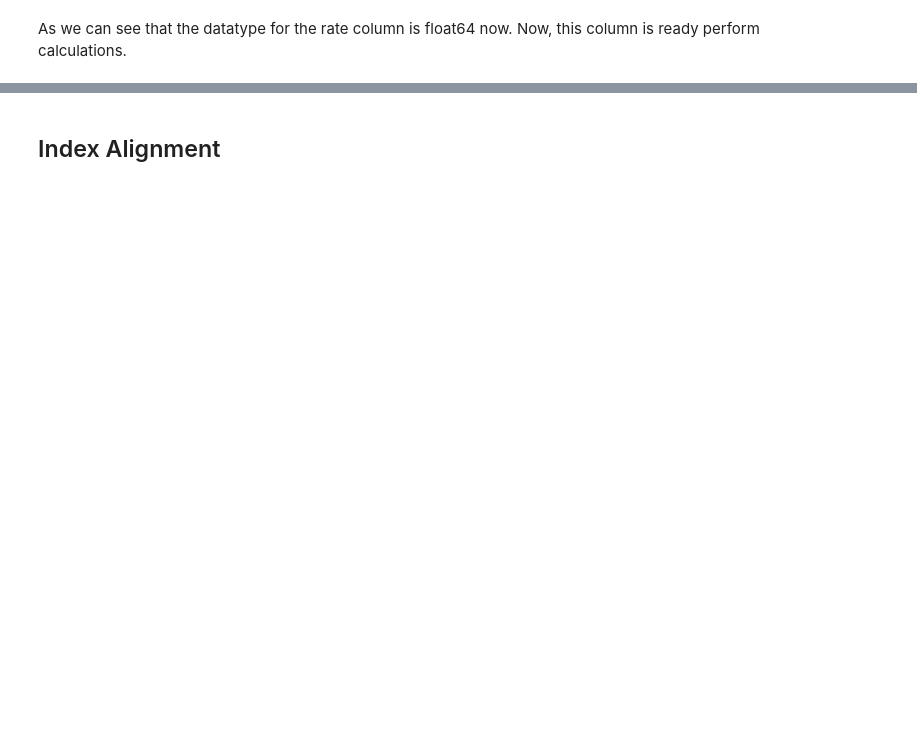
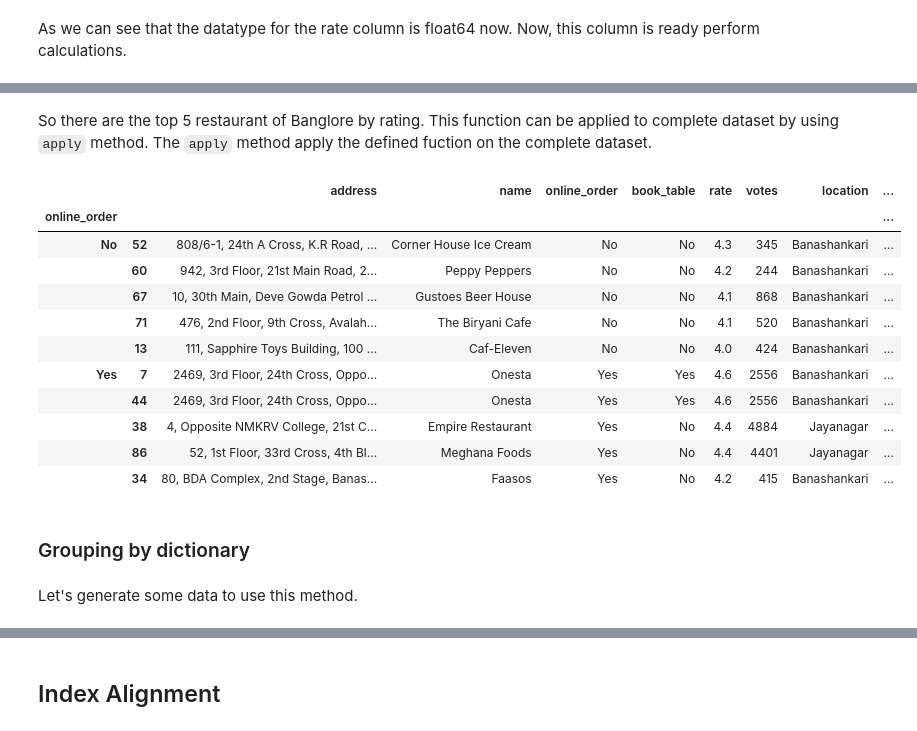
Before and after one commit to surjeet143/all_about_pandas, a Jupyter notebook: pandas_foundation/pandas_foundation_introduction.ipynb, the cells around one changed output, grey strips where cells are left out. Saved outputs shown, nothing was run; the diff lists cells and outputs as text; code cells hidden in the pictures; blank space fills up the shorter version.

Commit message:
data aggrigation

```diff
--- a/pandas_foundation/pandas_foundation_introduction.ipynb
+++ b/pandas_foundation/pandas_foundation_introduction.ipynb
@@ -845,5 +829,5 @@ list(data1.columns)
 # %% [markdown]
 Dropping few columns just for the educational purpose.
 # %%
-data1=data1[['address', "name","online_order","book_table","rate","votes","location",'approx_cost(for two people)', ]]
-data1.head()
+data2=data1[['address', "name","online_order","book_table","rate","votes","location",'approx_cost(for two people)']]
+#data3 = data1[["address","rest_type","dish_liked"]] # will use it later.
@@ -873,4 +859,4 @@ dtype: object
 # %% [markdown]
 By reading the values of the __rate__ column, I get the information that it has a general format as __4.5/5__. I don't need __/5__ so I need to slice it out. So here is one line code to perform this task.
 # %%
-data1["rate"]= data1["rate"].str.slice(0,-2,1)          # command to slice /5 from the rate column
+data2["rate"]= data2["rate"].str.slice(0,-2,1)          # command to slice /5 from the rate column
@@ -885,6 +886,6 @@ Name: rate, dtype: object
 # %% [markdown]
 __Wait!!!__ this column is not ready to perform any calculations yet. As you can see that the datatype is still __object.__ __Well!__,This is a simple task.
 # %%
-data1['rate'] = pd.to_numeric(data1['rate'], errors='coerce')   # changing string into float
-data1["rate"][:4]
+data2['rate'] = pd.to_numeric(data2['rate'], errors='coerce')   # changing string into float
+data2["rate"][:4]
 # %% [output]
@@ -897,0 +992,2 @@ As we can see that the datatype for the rate column is float64 now. Now, this co
+# %%
+def top_n(df, n=5, column='rate'):return df.sort_values(by=column, ascending = False)[:n] #return top 5 values of passed columns
@@ -897,0 +1004,21 @@ As we can see that the datatype for the rate column is float64 now. Now, this co
+# %% [markdown]
+So there are the top 5 restaurant of Banglore by rating. This function can be applied to complete dataset by using `apply` method. The `apply` method apply the defined fuction on the complete dataset.
+# %%
+data2.groupby(["online_order"]).apply(top_n)
+# %% [output]
+|  |  | address | name | online_order | book_table | rate | votes | location | ... |
+| online_order |  |  |  |  |  |  |  |  | ... |
+| No | 52 | 808/6-1, 24th A Cross, K.R Road, ... | Corner House Ice Cream | No | No | 4.3 | 345 | Banashankari | ... |
+|  | 60 | 942, 3rd Floor, 21st Main Road, 2... | Peppy Peppers | No | No | 4.2 | 244 | Banashankari | ... |
+|  | 67 | 10, 30th Main, Deve Gowda Petrol ... | Gustoes Beer House | No | No | 4.1 | 868 | Banashankari | ... |
+|  | 71 | 476, 2nd Floor, 9th Cross, Avalah... | The Biryani Cafe | No | No | 4.1 | 520 | Banashankari | ... |
+|  | 13 | 111, Sapphire Toys Building, 100 ... | Caf-Eleven | No | No | 4.0 | 424 | Banashankari | ... |
+| Yes | 7 | 2469, 3rd Floor, 24th Cross, Oppo... | Onesta | Yes | Yes | 4.6 | 2556 | Banashankari | ... |
+|  | 44 | 2469, 3rd Floor, 24th Cross, Oppo... | Onesta | Yes | Yes | 4.6 | 2556 | Banashankari | ... |
+|  | 38 | 4, Opposite NMKRV College, 21st C... | Empire Restaurant | Yes | No | 4.4 | 4884 | Jayanagar | ... |
+|  | 86 | 52, 1st Floor, 33rd Cross, 4th Bl... | Meghana Foods | Yes | No | 4.4 | 4401 | Jayanagar | ... |
+|  | 34 | 80, BDA Complex, 2nd Stage, Banas... | Faasos | Yes | No | 4.2 | 415 | Banashankari | ... |
+# %% [markdown]
+### Grouping by dictionary
+# %% [markdown]
+Let's generate some data to use this method.
```
Also changed, not shown: parts of 40 cells of this notebook.
